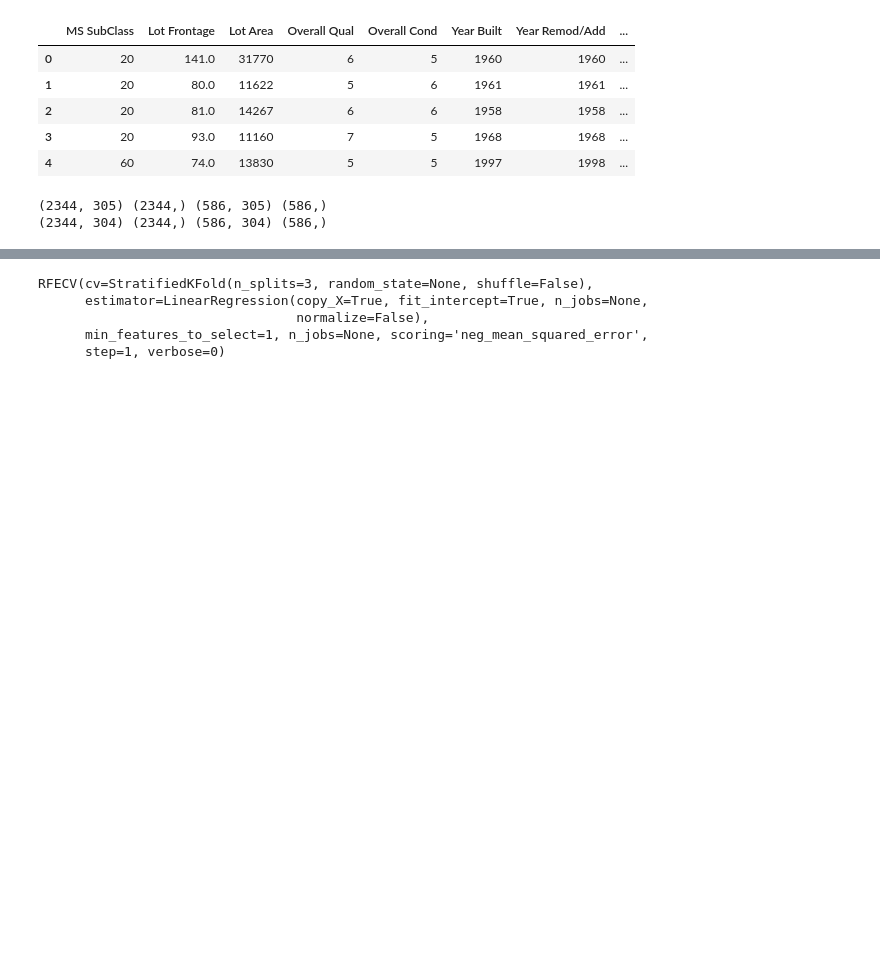
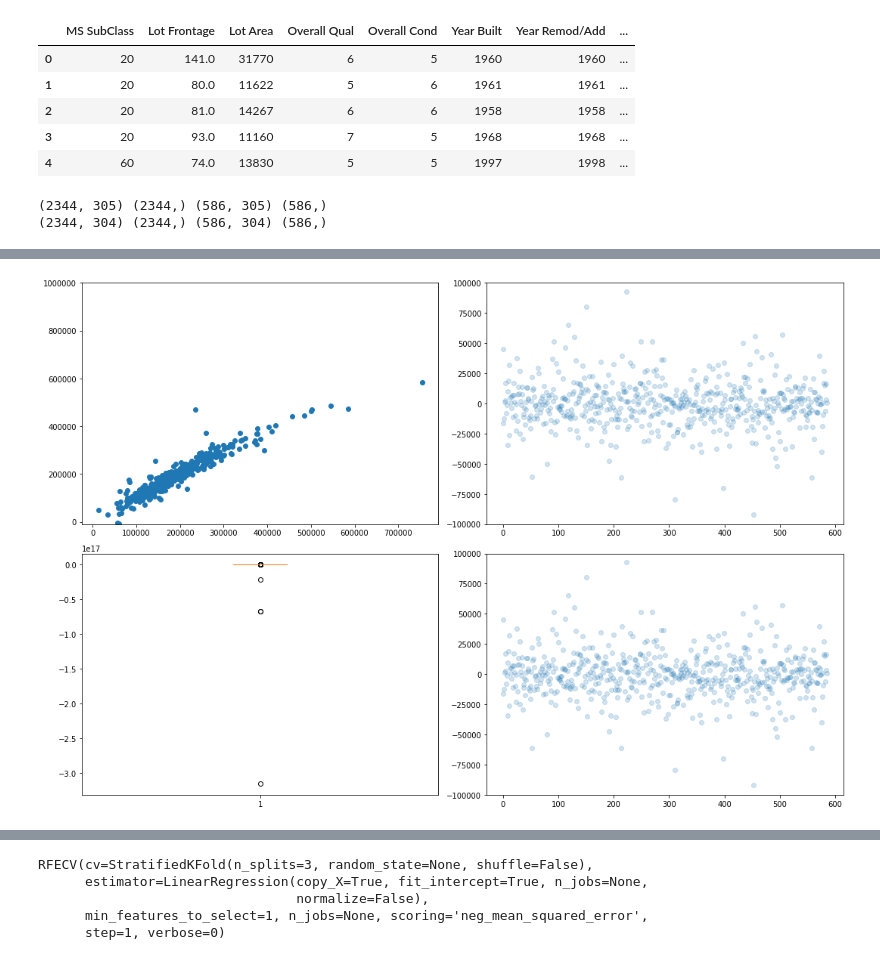
Before and after one commit to scottkds/Ames_Houses, a Jupyter notebook: Ames_House_Prices.ipynb, the cells around one changed output, grey strips where cells are left out. Saved outputs shown, nothing was run; the diff lists cells and outputs as text; code cells hidden in the pictures; blank space fills up the shorter version.

```diff
--- a/Ames_House_Prices.ipynb
+++ b/Ames_House_Prices.ipynb
@@ -128,0 +152,18 @@ plt.scatter(y_train, y_predict)
+# %%
+y_test_predict = pipe.predict(X_test)
+plt.figure(figsize=(15,10))
+plt.subplot(2, 2, 1)
+plt.scatter(y_test, y_test_predict)
+plt.ylim([-10000,1000000])
+plt.subplot(2, 2, 2)
+plt.scatter(np.arange(0, len(y_test)), y_test_predict - y_test, alpha=0.2)
+plt.ylim([-100000,100000])
+plt.subplot(2, 2, 3)
+plt.boxplot(y_test_predict - y_test)
+plt.subplot(2, 2, 4)
+plt.scatter(np.arange(0, len(y_test)), y_test_predict - y_test, alpha=0.2)
+plt.ylim([-100000,100000])
+plt.tight_layout()
+plt.show()
+# %% [output]
+[figure, added]
```
Also changed, not shown: parts of 7 cells of this notebook.
